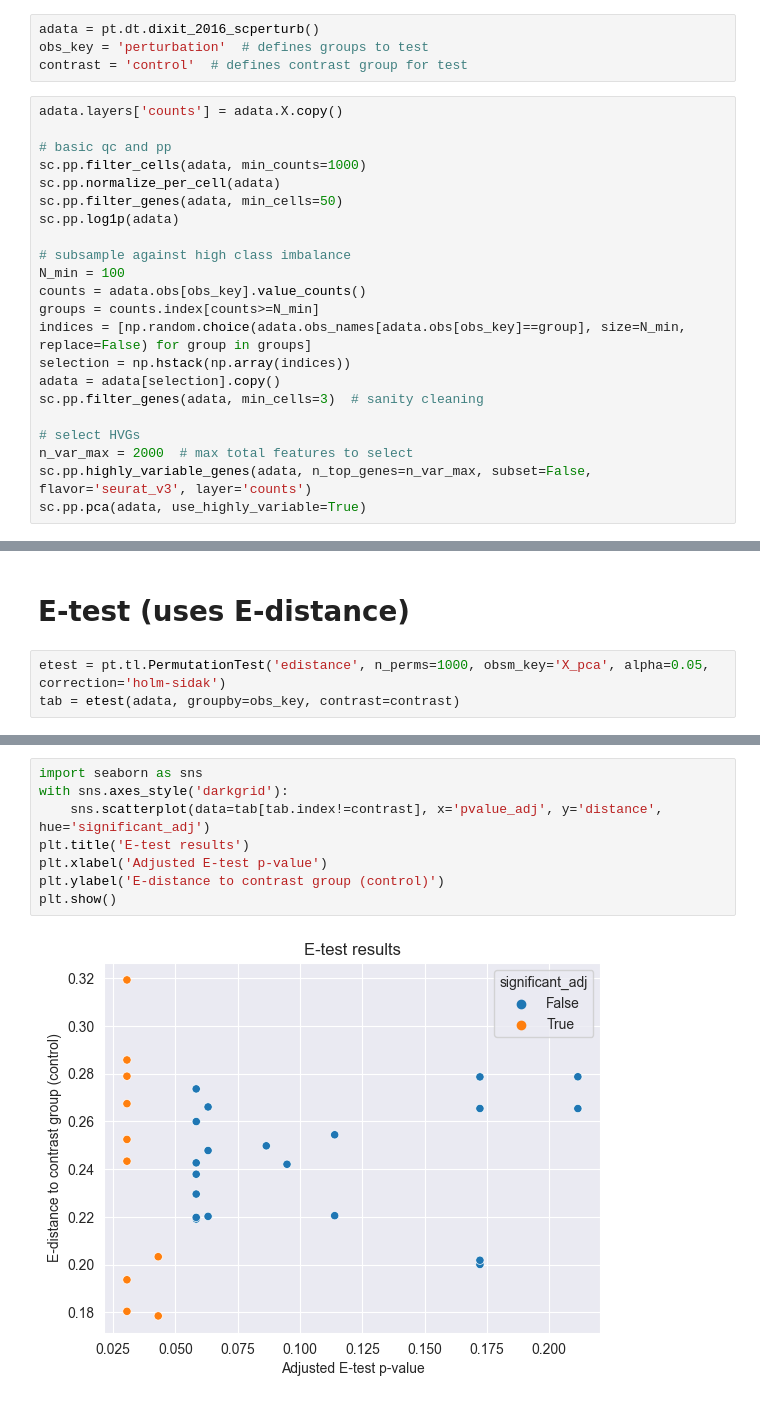
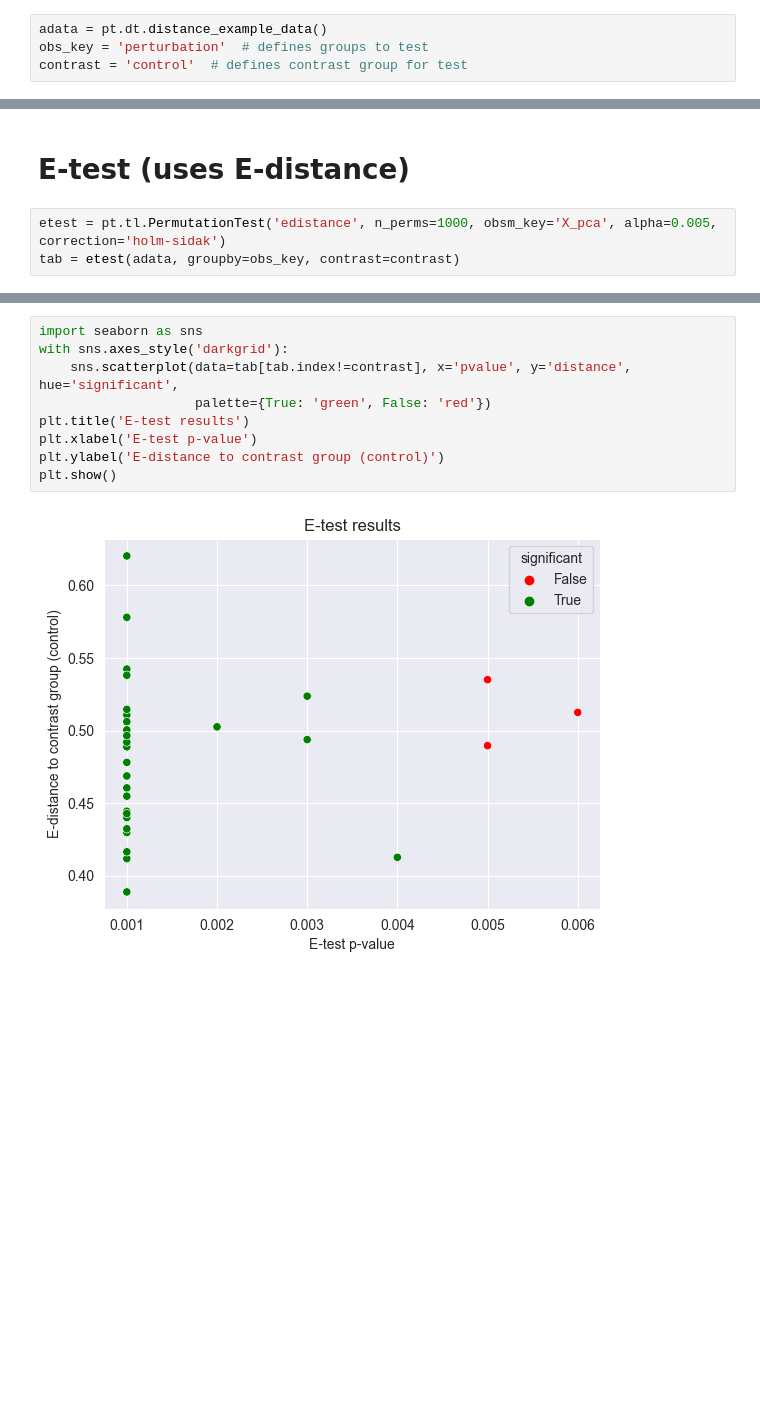
Before and after one commit to scverse/pertpy-tutorials, a Jupyter notebook: distance_tests.ipynb, the cells around one changed output, grey strips where cells are left out. Drawn from its saved outputs; the diff is of its cells as text; blank space fills up the shorter version.

Commit message:
Switch to using distances example dataset

```diff
--- a/distance_tests.ipynb
+++ b/distance_tests.ipynb
@@ -14,31 +14,9 @@ import matplotlib.pyplot as plt
 # %% [markdown]
 # Data
 # %%
-adata = pt.dt.dixit_2016_scperturb()
+adata = pt.dt.distance_example_data()
 obs_key = 'perturbation'  # defines groups to test
 contrast = 'control'  # defines contrast group for test
-# %%
-adata.layers['counts'] = adata.X.copy()
-
-# basic qc and pp
-sc.pp.filter_cells(adata, min_counts=1000)
-sc.pp.normalize_per_cell(adata)
-sc.pp.filter_genes(adata, min_cells=50)
-sc.pp.log1p(adata)
-
-# subsample against high class imbalance
-N_min = 100
-counts = adata.obs[obs_key].value_counts()
-groups = counts.index[counts>=N_min]
-indices = [np.random.choice(adata.obs_names[adata.obs[obs_key]==group], size=N_min, replace=False) for group in groups]
-selection = np.hstack(np.array(indices))
-adata = adata[selection].copy()
-sc.pp.filter_genes(adata, min_cells=3)  # sanity cleaning
-
-# select HVGs
-n_var_max = 2000  # max total features to select
-sc.pp.highly_variable_genes(adata, n_top_genes=n_var_max, subset=False, flavor='seurat_v3', layer='counts')
-sc.pp.pca(adata, use_highly_variable=True)
 # %%
 sc.pp.neighbors(adata, use_rep='X_pca', n_neighbors=30, n_pcs=30)
 sc.tl.umap(adata)
@@ -49,7 +27,7 @@ sc.pl.scatter(adata, basis='umap', color=obs_key, show=True)
 # %% [markdown]
 # E-test (uses E-distance)
 # %%
-etest = pt.tl.PermutationTest('edistance', n_perms=1000, obsm_key='X_pca', alpha=0.05, correction='holm-sidak')
+etest = pt.tl.PermutationTest('edistance', n_perms=1000, obsm_key='X_pca', alpha=0.005, correction='holm-sidak')
 tab = etest(adata, groupby=obs_key, contrast=contrast)
 # %% [output]
 [interactive output not drawn]
@@ -66,10 +44,11 @@ tab.head()
 # %%
 import seaborn as sns
 with sns.axes_style('darkgrid'):
-    sns.scatterplot(data=tab[tab.index!=contrast], x='pvalue_adj', y='distance', hue='significant_adj')
+    sns.scatterplot(data=tab[tab.index!=contrast], x='pvalue', y='distance', hue='significant',
+                    palette={True: 'green', False: 'red'})
 plt.title('E-test results')
-plt.xlabel('Adjusted E-test p-value')
+plt.xlabel('E-test p-value')
 plt.ylabel('E-distance to contrast group (control)')
 plt.show()
 # %% [output]
-[figure, old version]
+[figure, new version]
```
Also changed, not shown: parts of 2 cells of this notebook, 1 other file.
